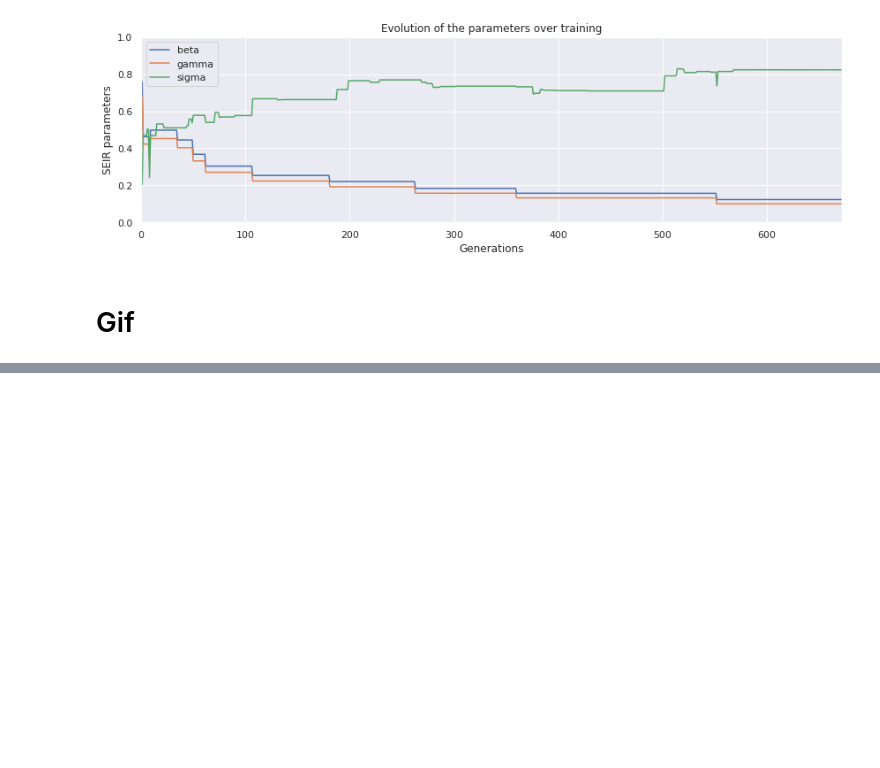
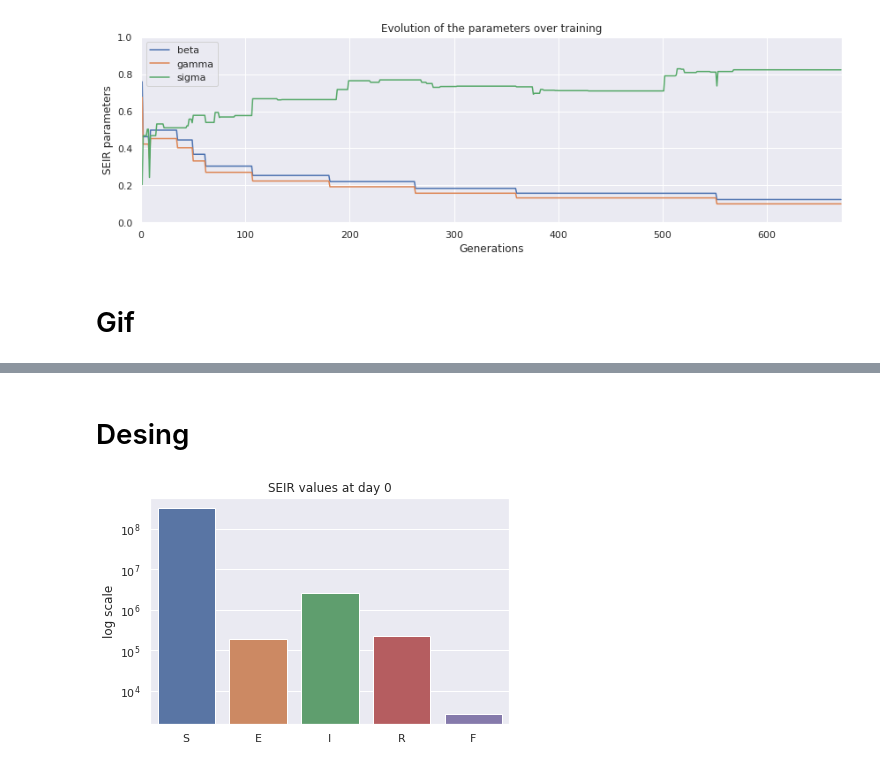
Before and after one commit to MGijon/BuildwithAI_Predictive_Algorithm, a Jupyter notebook: Data_exploration/plot design.ipynb, the cells around one changed output, grey strips where cells are left out. Cells and saved outputs as stored; diff of their text form; code cells hidden in the pictures; blank space fills up the shorter version.

```diff
--- a/Data_exploration/plot design.ipynb
+++ b/Data_exploration/plot design.ipynb
@@ -106,0 +112,7 @@ anim.save('line.gif', dpi=80, writer='imagemagick')
+# %%
+with open('../results/seir.json','r') as file:
+    seir = json.load(file)
+
+seir = pd.DataFrame(seir)
+# seir = (100. * seir.divide(seir.sum(axis=1),axis=0)).round(0)
+seir
@@ -106,0 +136,19 @@ anim.save('line.gif', dpi=80, writer='imagemagick')
+# %% [markdown]
+# Desing
+# %%
+labels = seir.columns
+sizes = seir.iloc[0].values
+#colors
+colors = palette[:seir.shape[1]]
+
+fig1, ax1 = plt.subplots(figsize=(6,4))
+
+g = sns.barplot(x=labels, y=sizes)
+g.set_yscale("log")
+
+plt.title('SEIR values at day {}'.format(0))
+ax1.set_ylabel('log scale')
+plt.tight_layout()
+plt.show()
+# %% [output]
+[figure, added]
```
Also changed, not shown: parts of 5 cells of this notebook.
